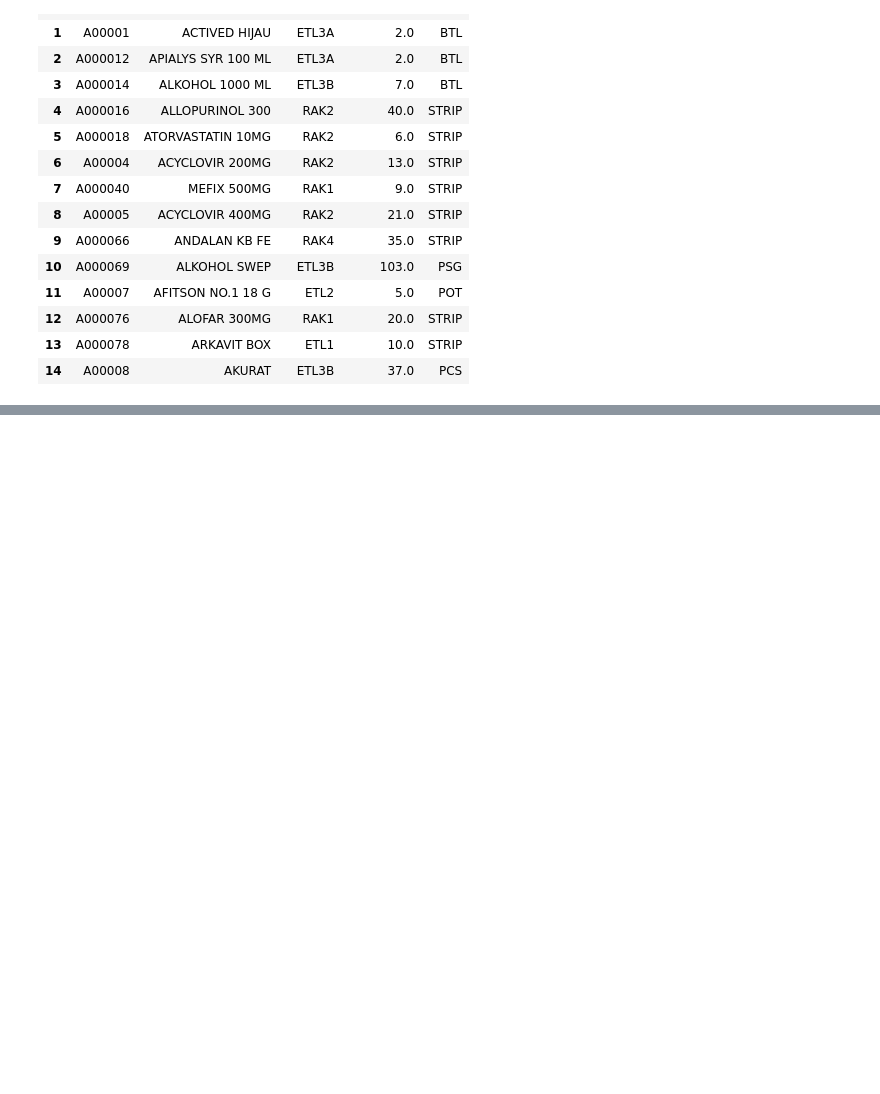
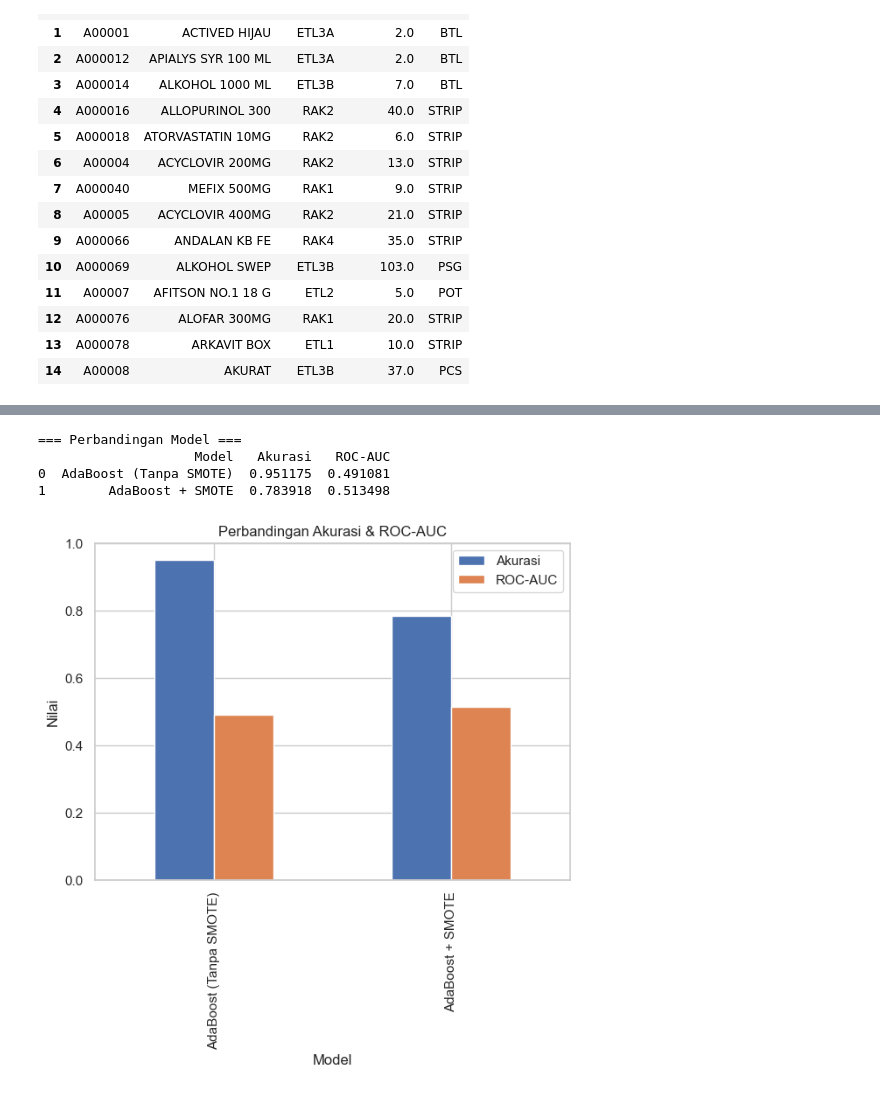
Before and after one commit to Zahran812/UTS_Data_Mining, a Jupyter notebook: Imbalanced.ipynb, the cells around one changed output, grey strips where cells are left out. Saved outputs shown, nothing was run; the diff lists cells and outputs as text; code cells hidden in the pictures; blank space fills up the shorter version.

```diff
--- a/Imbalanced.ipynb
+++ b/Imbalanced.ipynb
@@ -430,0 +571,30 @@ plt.show()
+# %%
+# ==============================================================
+# 🧾 8️⃣ PERBANDINGAN MODEL: TANPA SMOTE vs DENGAN SMOTE
+# ==============================================================
+
+comparison = pd.DataFrame({
+    "Model": ["AdaBoost (Tanpa SMOTE)", "AdaBoost + SMOTE"],
+    "Akurasi": [acc_base, acc_smote],
+    "ROC-AUC": [auc_base, auc_smote]
+})
+
+print("\n=== Perbandingan Model ===")
+print(comparison)
+
+comparison.plot(
+    x="Model",
+    y=["Akurasi", "ROC-AUC"],
+    kind="bar",
+    figsize=(7,5),
+    ylim=(0,1),
+    title="Perbandingan Akurasi & ROC-AUC"
+)
+plt.ylabel("Nilai")
+plt.show()
+# %% [output]
+=== Perbandingan Model ===
+                    Model   Akurasi   ROC-AUC
+0  AdaBoost (Tanpa SMOTE)  0.951175  0.491081
+1        AdaBoost + SMOTE  0.783918  0.513498
+[figure, added]
```
Also changed, not shown: parts of 9 cells of this notebook.
